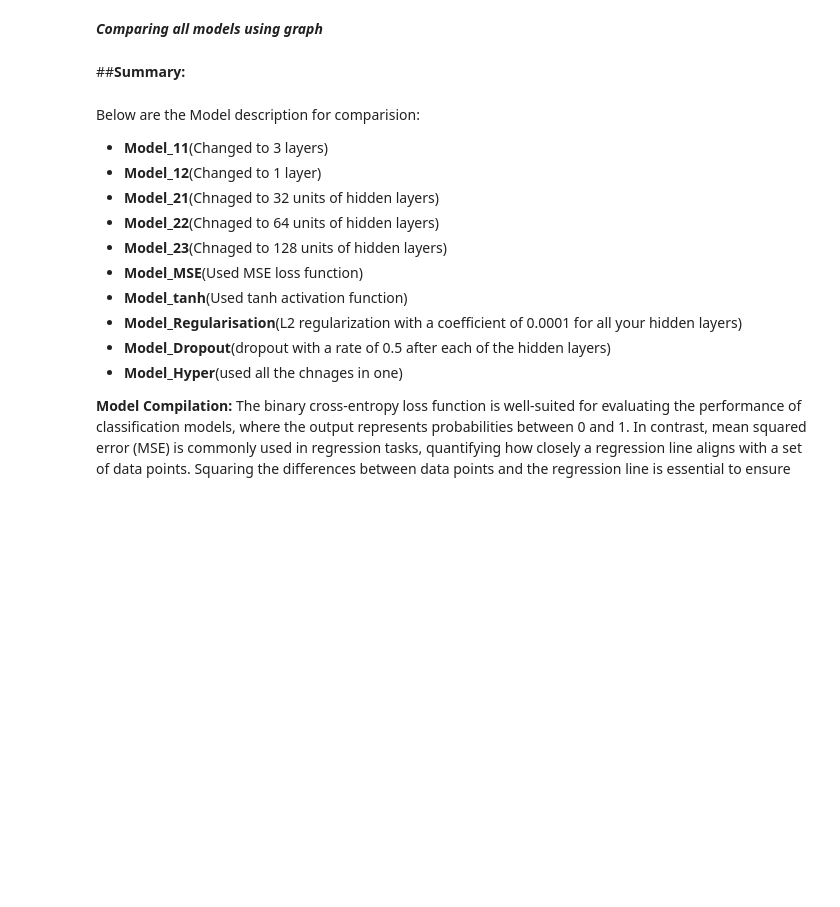
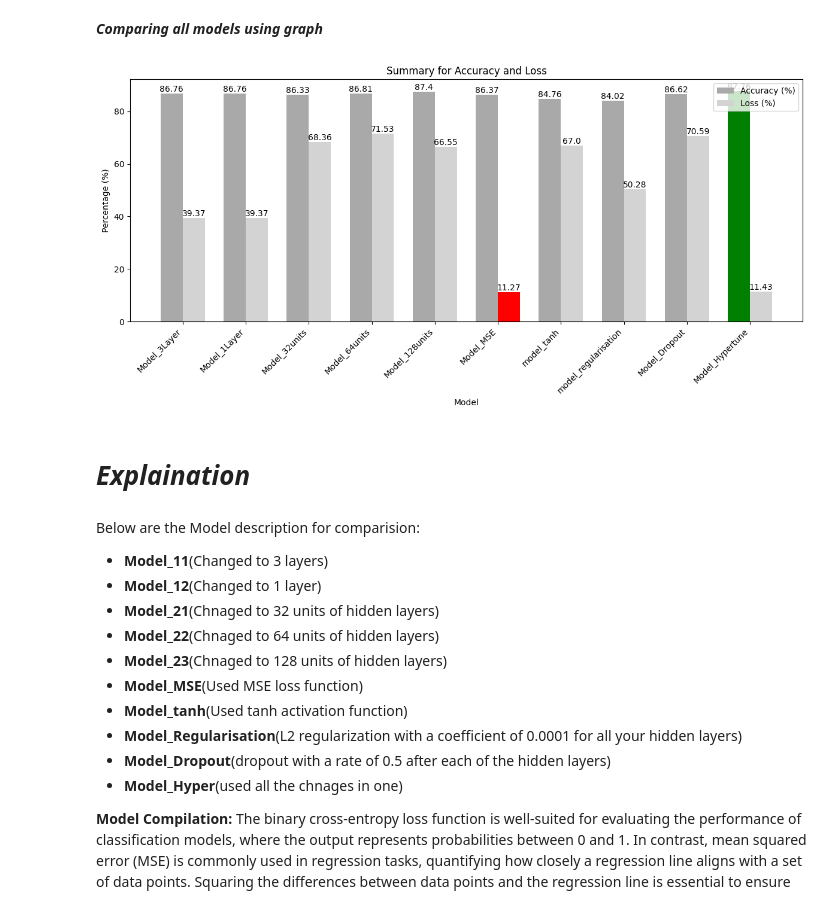
Before and after one commit to 64060kbarot/AML_64061, a Jupyter notebook: AML_Neural_Network_Assignment1.ipynb, the cells around one changed output. Drawn from its saved outputs; the diff is of its cells as text; code cells hidden in the pictures; blank space fills up the shorter version.

```diff
--- a/AML_Neural_Network_Assignment1.ipynb
+++ b/AML_Neural_Network_Assignment1.ipynb
@@ -614,11 +1018,11 @@ results_Dropout
 from tensorflow.keras import regularizers
 model_Hyper = keras.Sequential([
     layers.Dense(64, activation="relu",kernel_regularizer=regularizers.l2(0.0002)),
-    layers.Dropout(0.2),
+    layers.Dropout(0.1),
     layers.Dense(64, activation="relu",kernel_regularizer=regularizers.l2(0.0002)),
-    layers.Dropout(0.2),
+    layers.Dropout(0.1),
     layers.Dense(16, activation="relu",kernel_regularizer=regularizers.l2(0.0002)),
-    layers.Dropout(0.2),
+    layers.Dropout(0.1),
     layers.Dense(1, activation="sigmoid")
 ])
 model_Hyper.compile(optimizer="rmsprop",
@@ -680,5 +1164,63 @@ plt.show()
+# %%
+import numpy as np
+import pandas as pd
+import matplotlib.pyplot as plt
+
+# Assuming results_M11, results_M12, etc. are defined elsewhere in your code
+All_Loss = np.array([results_M11[0], results_M12[0], results_M21[0], results_M22[0], results_M23[0], results_MSE[0], results_tanh[0], results_regularisation[0], results_Dropout[0], results_Hyper[0]]) * 100
+All_Accuracy = np.array([results_M11[1], results_M12[1], results_M21[1], results_M22[1], results_M23[1], results_MSE[1], results_tanh[1], results_regularisation[1], results_Dropout[1], results_Hyper[1]]) * 100
+Labels = ['Model_3Layer', 'Model_1Layer', 'Model_32units', 'Model_64units', 'Model_128units', 'Model_MSE', 'model_tanh', 'model_regularisation', 'Model_Dropout', 'Model_Hypertune']
+
+# Create a DataFrame
+df = pd.DataFrame({
+    'Model': Labels,
+    'Loss (%)': All_Loss,
+    'Accuracy (%)': All_Accuracy
+})
+
+# Find the indices of the highest accuracy and lowest loss
+max_accuracy_index = df['Accuracy (%)'].idxmax()
+min_loss_index = df['Loss (%)'].idxmin()
+
+# Create a grouped bar graph
+fig, ax = plt.subplots(figsize=(12, 6))
+
+# Set colors: dark gray for accuracy, light gray for loss, red for lowest loss, green for highest accuracy
+colors_accuracy = ['darkgray'] * len(df)
+colors_loss = ['lightgray'] * len(df)
+colors_accuracy[max_accuracy_index] = 'green'
+colors_loss[min_loss_index] = 'red'
+
+# Plot the bars
+bar_width = 0.35
+index = np.arange(len(df))
+
+bars1 = ax.bar(index, df['Accuracy (%)'], bar_width, label='Accuracy (%)', color=colors_accuracy)
+bars2 = ax.bar(index + bar_width, df['Loss (%)'], bar_width, label='Loss (%)', color=colors_loss)
+
+# Annotate the bars with the accuracy and loss values
+for bar, accuracy in zip(bars1, df['Accuracy (%)']):
+    yval = bar.get_height()
+    ax.text(bar.get_x() + bar.get_width()/2, yval, round(accuracy, 2), va='bottom', ha='center')  # va: vertical alignment
+
+for bar, loss in zip(bars2, df['Loss (%)']):
+    yval = bar.get_height()
+    ax.text(bar.get_x() + bar.get_width()/2, yval, round(loss, 2), va='bottom', ha='center')  # va: vertical alignment
+
+# Add labels and title
+plt.title("Summary for Accuracy and Loss")
+plt.ylabel("Percentage (%)")
+plt.xlabel("Model")
+plt.xticks(index + bar_width / 2, df['Model'], rotation=45, ha='right')
+plt.legend()
+
+# Show the plot
+plt.tight_layout()
+plt.show()
+# %% [output]
+[figure, added]
 # %% [markdown]
-##**Summary:**
+# ***Explaination***
 # %% [markdown]
 Below are the Model description for comparision:
 *  **Model_11**(Changed to 3 layers)
```
Also changed, not shown: parts of 54 cells of this notebook.
